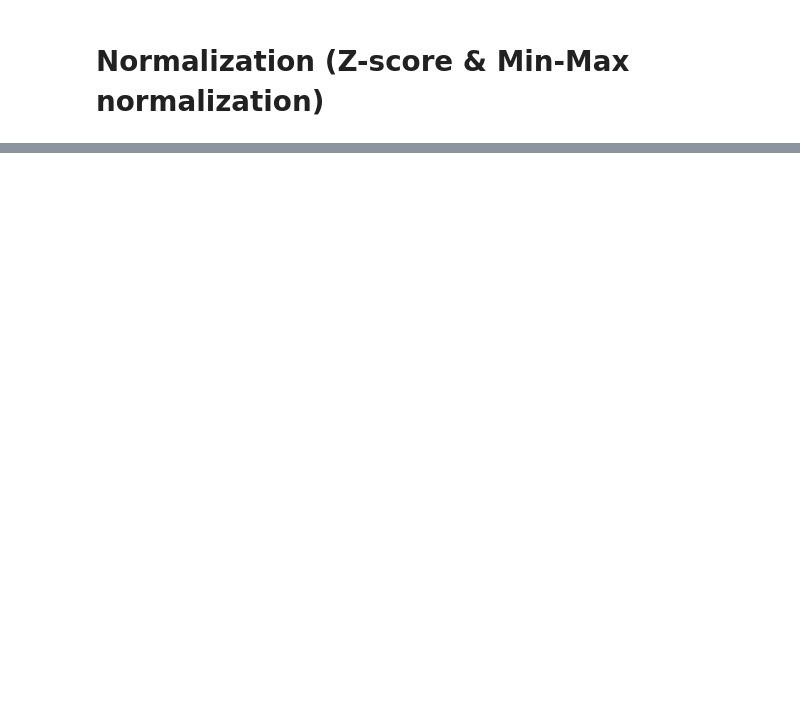
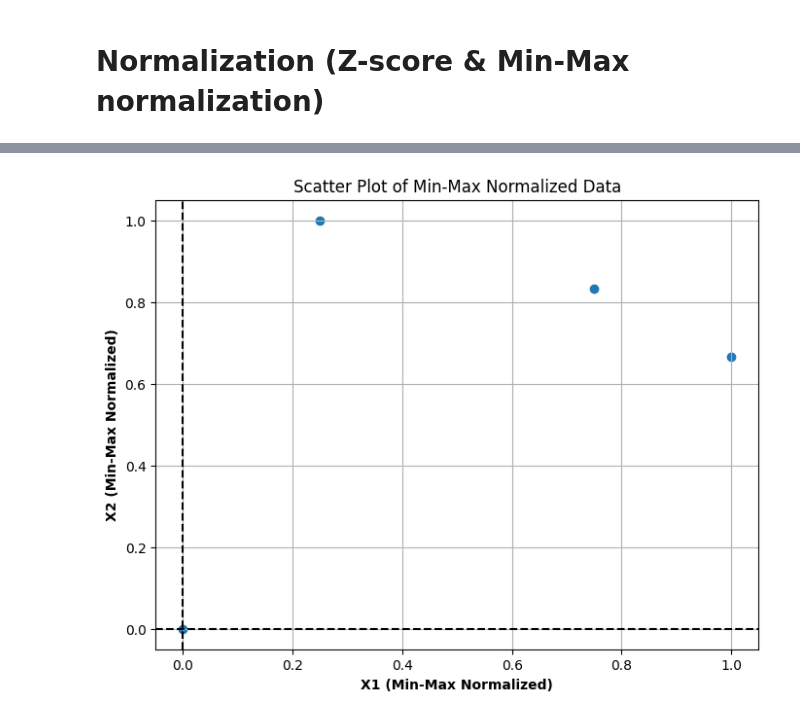
Before and after one commit to punramon/bsc_dpdm24, a Jupyter notebook: Chapter_2_Understanding_Data.ipynb, the cells around one changed output, grey strips where cells are left out. Cells and saved outputs as stored; diff of their text form; code cells hidden in the pictures; blank space fills up the shorter version.

```diff
--- a/Chapter_2_Understanding_Data.ipynb
+++ b/Chapter_2_Understanding_Data.ipynb
@@ -282,0 +396,13 @@ ActorName: นางสาวเพิ่มสิน คุณวิสิฏ
+# %%
+# prompt: do min-max normalization for the df2 for each column separately
+
+# Assuming df2 is your DataFrame
+# Min-Max normalization for each column separately
+df2_minmax = df2.copy()
+
+for column in df2_minmax.columns:
+    min_val = df2_minmax[column].min()
+    max_val = df2_minmax[column].max()
+    df2_minmax[column + '_normalized'] = (df2_minmax[column] - min_val) / (max_val - min_val)
+
+df2_minmax
@@ -282,0 +415,18 @@ ActorName: นางสาวเพิ่มสิน คุณวิสิฏ
+# %%
+# prompt: plot scatter plot
+# df2_minmax
+
+import matplotlib.pyplot as plt
+
+# Assuming df2_minmax is already calculated as in your provided code
+plt.figure(figsize=(8, 6))
+plt.scatter(df2_minmax['X1_normalized'], df2_minmax['X2_normalized'])
+plt.xlabel('X1 (Min-Max Normalized)', fontweight='bold')
+plt.ylabel('X2 (Min-Max Normalized)', fontweight='bold')
+plt.axhline(y=0, color='black', linestyle='--')  # Draw a horizontal line at y=0
+plt.axvline(x=0, color='black', linestyle='--')  # Draw a vertical line at x=0
+plt.title('Scatter Plot of Min-Max Normalized Data')
+plt.grid(True)
+plt.show()
+# %% [output]
+[figure, added]
```
Also changed, not shown: parts of 11 cells of this notebook.
